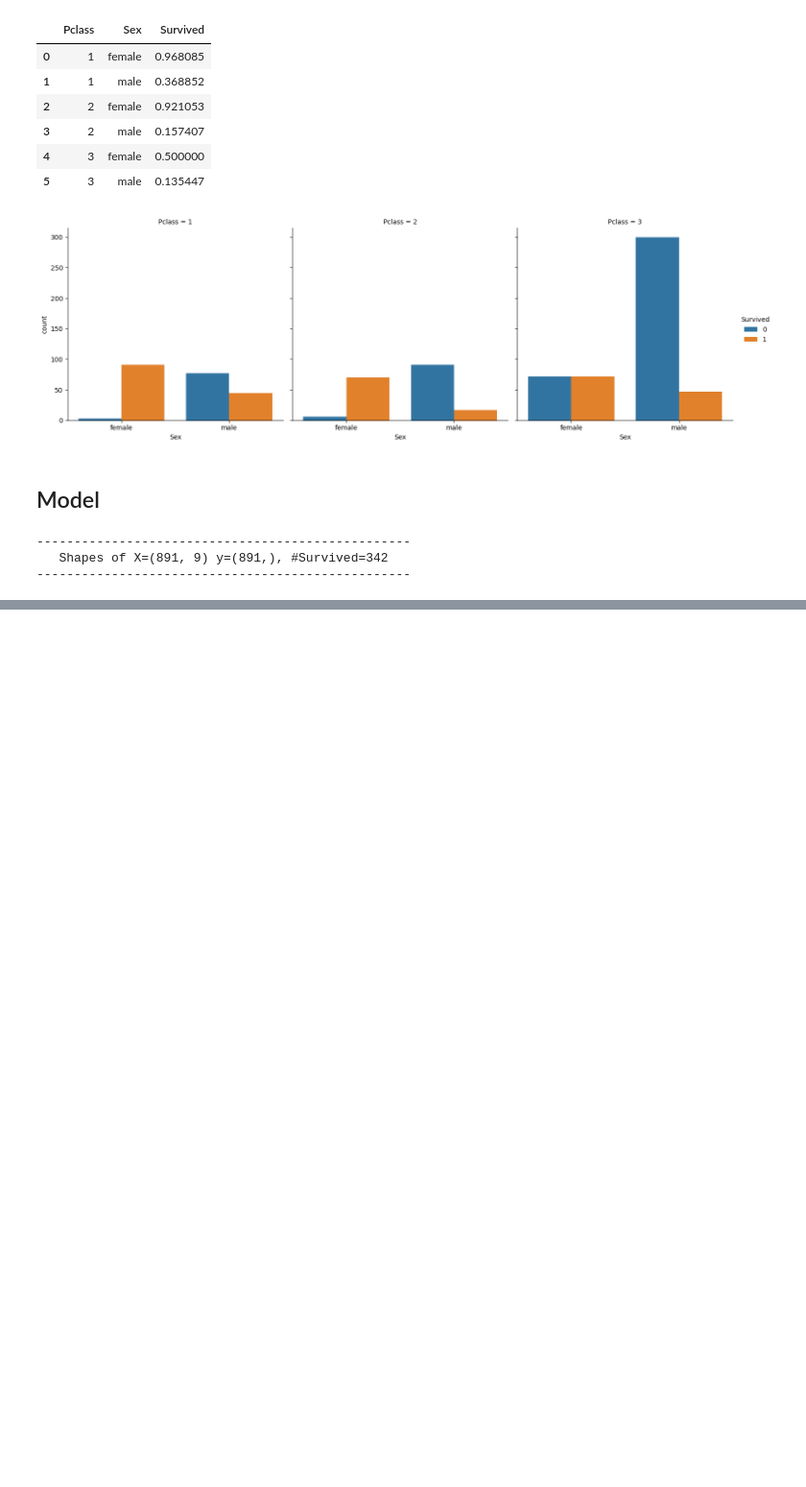
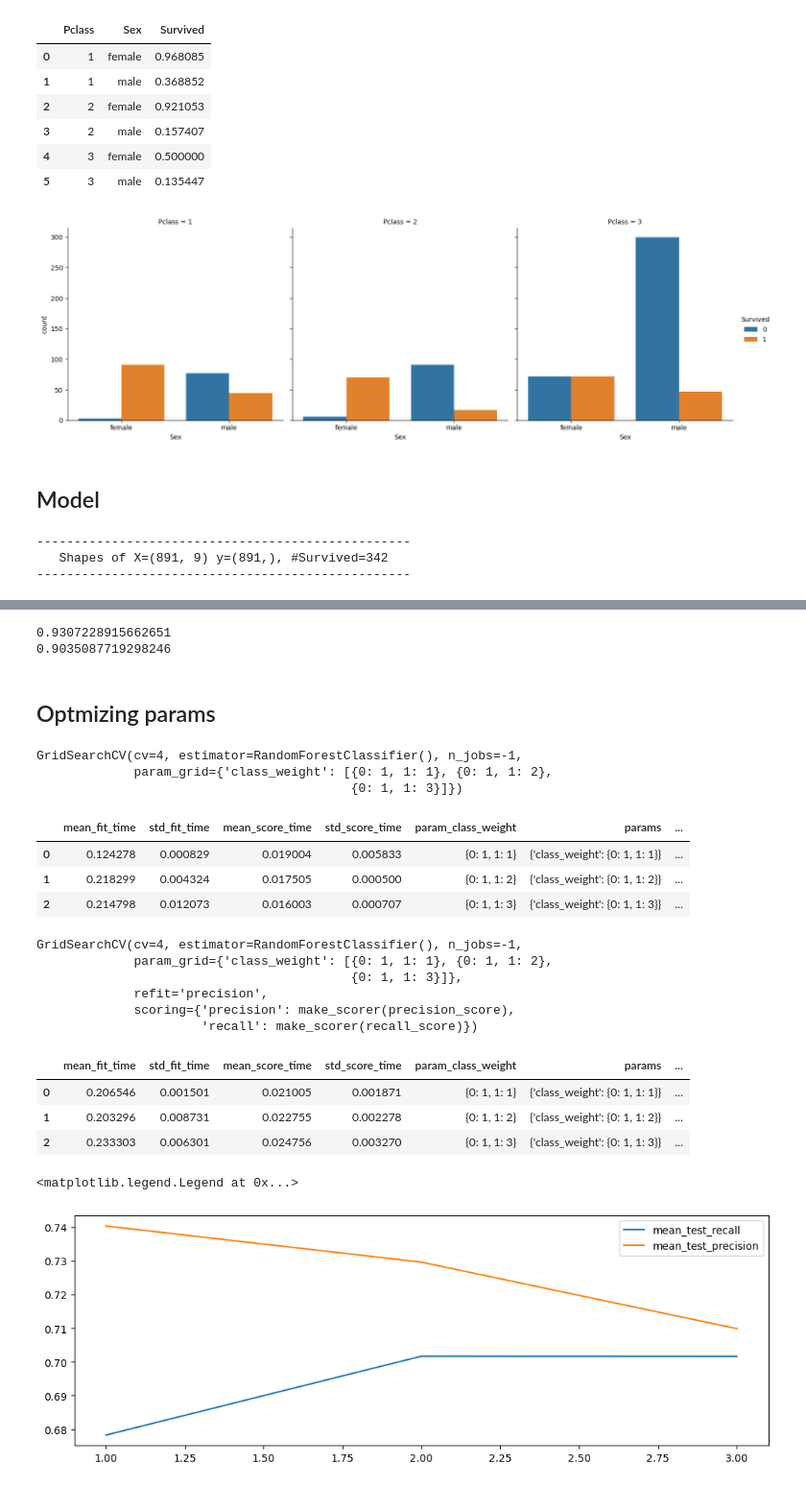
Before and after one commit to treeevisan/Data-Projects, a Jupyter notebook: titanic_ml.ipynb, the cells around one changed output, grey strips where cells are left out. Shown: that part at 96% size. Drawn from its saved outputs; the diff is of its cells as text; code cells hidden in the pictures; blank space fills up the shorter version.

```diff
--- a/titanic_ml.ipynb
+++ b/titanic_ml.ipynb
@@ -353,0 +350,7 @@ ImportError: cannot import name 'RandomForestClassifier' from 'sklearn.linear_mo
+# %%
+from sklearn.ensemble import RandomForestClassifier
+from sklearn.metrics import recall_score, precision_score
+
+
+mod = RandomForestClassifier()
+mod.fit(X,y).predict(X).sum()  #318 Surviviors has been predicted from the data
@@ -353,0 +359,3 @@ ImportError: cannot import name 'RandomForestClassifier' from 'sklearn.linear_mo
+# %%
+mod = RandomForestClassifier(class_weight= {0:1, 1:2})
+mod.fit(X,y).predict(X).sum()  #332 Surviviors has been predicted with params weight adjustment
@@ -353,0 +364,70 @@ ImportError: cannot import name 'RandomForestClassifier' from 'sklearn.linear_mo
+# %%
+#Given that I predict a Survivior how accurate am I?
+print(precision_score(y, mod.predict(X)))
+
+#did I get all Surviviors cases?
+print(recall_score(y, mod.predict(X)))
+# %% [output]
+0.9307228915662651
+0.9035087719298246
+# %% [markdown]
+## Optmizing params
+# %%
+from sklearn.model_selection import GridSearchCV
+grid = GridSearchCV(
+    estimator = RandomForestClassifier(),
+    param_grid = {'class_weight':[{0:1,1:v} for v in range (1,4)]},
+    cv = 4,
+    n_jobs=-1
+)
+
+grid.fit(X,y)
+# %% [output]
+GridSearchCV(cv=4, estimator=RandomForestClassifier(), n_jobs=-1,
+             param_grid={'class_weight': [{0: 1, 1: 1}, {0: 1, 1: 2},
+                                          {0: 1, 1: 3}]})
+# %%
+pd.DataFrame(grid.cv_results_)
+# %% [output]
+|  | mean_fit_time | std_fit_time | mean_score_time | std_score_time | param_class_weight | params | ... |
+| 0 | 0.124278 | 0.000829 | 0.019004 | 0.005833 | {0: 1, 1: 1} | {'class_weight': {0: 1, 1: 1}} | ... |
+| 1 | 0.218299 | 0.004324 | 0.017505 | 0.000500 | {0: 1, 1: 2} | {'class_weight': {0: 1, 1: 2}} | ... |
+| 2 | 0.214798 | 0.012073 | 0.016003 | 0.000707 | {0: 1, 1: 3} | {'class_weight': {0: 1, 1: 3}} | ... |
+# %%
+from sklearn.metrics import make_scorer
+
+grid = GridSearchCV(
+    estimator = RandomForestClassifier(),
+    param_grid = {'class_weight':[{0:1,1:v} for v in range (1,4)]},
+    scoring={'precision': make_scorer(precision_score), 'recall': make_scorer(recall_score)},
+    refit='precision',
+    cv = 4,
+    n_jobs=-1
+)
+
+grid.fit(X,y)
+# %% [output]
+GridSearchCV(cv=4, estimator=RandomForestClassifier(), n_jobs=-1,
+             param_grid={'class_weight': [{0: 1, 1: 1}, {0: 1, 1: 2},
+                                          {0: 1, 1: 3}]},
+             refit='precision',
+             scoring={'precision': make_scorer(precision_score),
+                      'recall': make_scorer(recall_score)})
+# %%
+pd.DataFrame(grid.cv_results_)
+# %% [output]
+|  | mean_fit_time | std_fit_time | mean_score_time | std_score_time | param_class_weight | params | ... |
+| 0 | 0.206546 | 0.001501 | 0.021005 | 0.001871 | {0: 1, 1: 1} | {'class_weight': {0: 1, 1: 1}} | ... |
+| 1 | 0.203296 | 0.008731 | 0.022755 | 0.002278 | {0: 1, 1: 2} | {'class_weight': {0: 1, 1: 2}} | ... |
+| 2 | 0.233303 | 0.006301 | 0.024756 | 0.003270 | {0: 1, 1: 3} | {'class_weight': {0: 1, 1: 3}} | ... |
+# %%
+plt.figure(figsize=(12,4))
+df = pd.DataFrame(grid.cv_results_)
+for score in ['mean_test_recall', 'mean_test_precision']:
+    plt.plot([_[1] for _ in df['param_class_weight']],
+             df[score],
+             label=score)
+plt.legend()
+# %% [output]
+<matplotlib.legend.Legend at 0x...>
+[figure, added]
```
Also changed, not shown: parts of 3 cells of this notebook.
